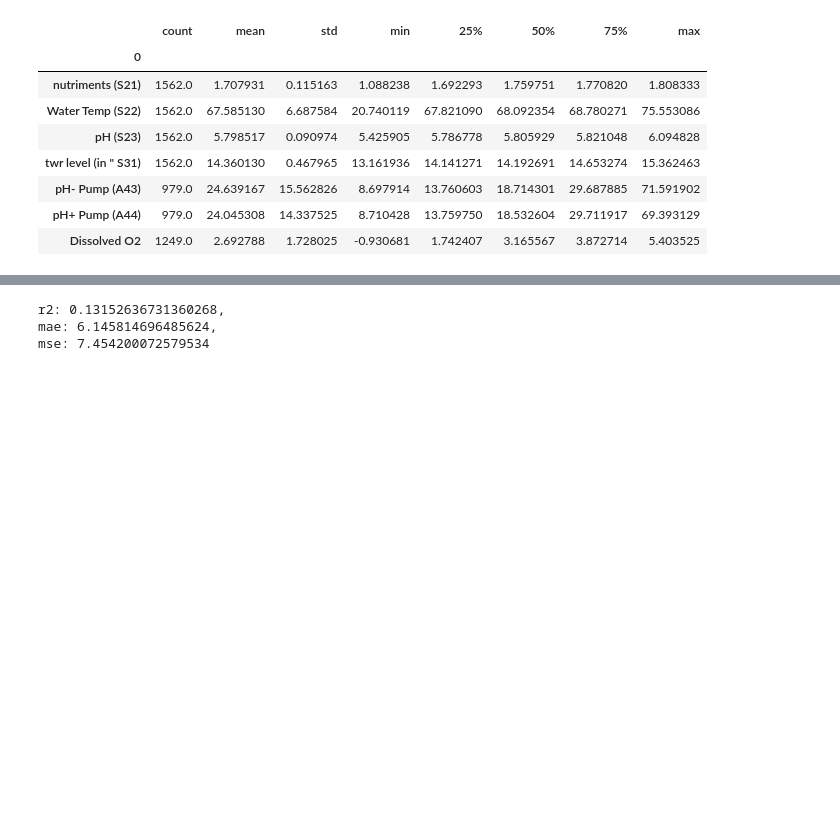
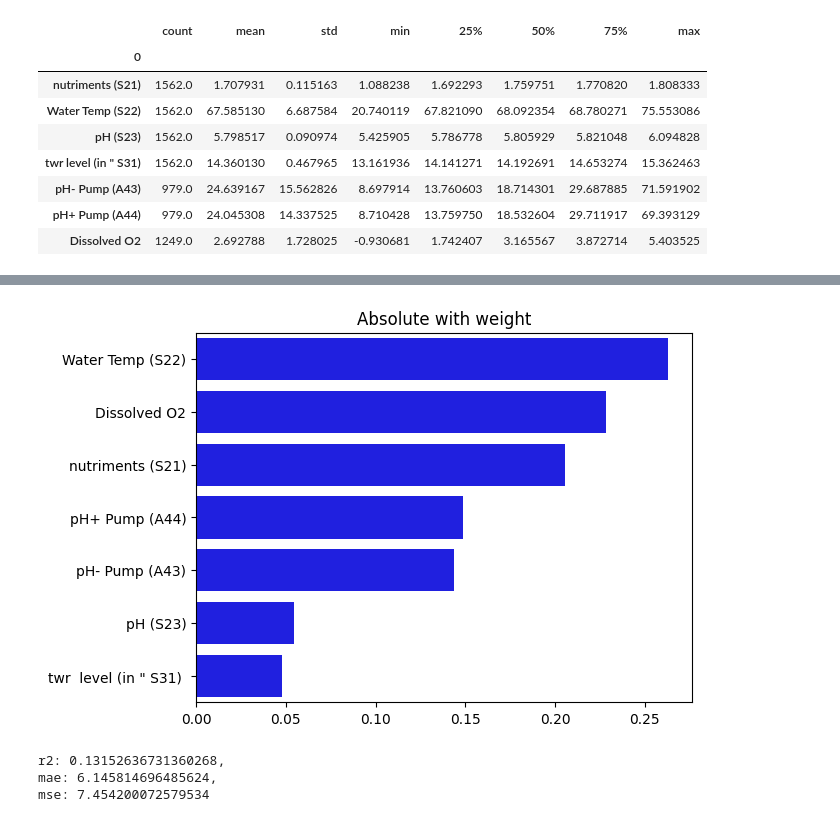
Before and after one commit to williamjwall/Aqua_verti_data, a Jupyter notebook: notebooks/EDA_farming.ipynb, the cells around one changed output, grey strips where cells are left out. Drawn from its saved outputs; the diff is of its cells as text; code cells hidden in the pictures; blank space fills up the shorter version.

```diff
--- a/notebooks/EDA_farming.ipynb
+++ b/notebooks/EDA_farming.ipynb
@@ -221,7 +228,7 @@ def average_of_cycle(dfy, dfX):
     lista2 = []
     for a, b in dfy[['Harvest date:', 'Transplant date:']].itertuples(index=False):
         lista.append(dfX[(dfX['Date'] < a) & (dfX['Date'] > b)])
-    for i in lista[436:]:
+    for i in lista:
         i = i.dropna(axis=1)
         i = i.set_index(i['Date'])
         i = i[i.columns[1:]].apply(lambda x: pd.to_numeric(x, errors='coerce'))
@@ -229,5 +236,5 @@ def average_of_cycle(dfy, dfX):
         lista2.append(df_mean)
     return lista2
 # %%
-avg = average_of_cycle(group_1_harvest, df_g1)
+avg_lista = average_of_cycle(group_1_harvest_lettuceM, df_g1)
 # %%
@@ -236,0 +248,9 @@ len(avg)
+# %%
+avg_lista_cleaned = []
+count = -1
+for i in avg_lista:
+    count += 1
+    if len(avg_lista[count].iloc[0]) >= 4:
+        avg_lista_cleaned.append(i)
+    else:
+        pass
@@ -281,0 +294,2 @@ X_train, X_test, y_train, y_test = train_test_split(X_g1, y_g1, test_size = 0.2)
+# %%
+g1_corr = dfXy_g1.drop(['Harvest date:', 'Transplant date:', 'Total floats harvested:','Total weight for floats: (grams)'], axis=1)
@@ -281,0 +298,5 @@ X_train, X_test, y_train, y_test = train_test_split(X_g1, y_g1, test_size = 0.2)
+# %%
+sns.barplot(x=abs_corrsort.values,
+            y=abs_corrsort.index, color='b').set(title='Absolute with weight');
+# %% [output]
+[figure, added]
```
Also changed, not shown: parts of 35 cells of this notebook.
